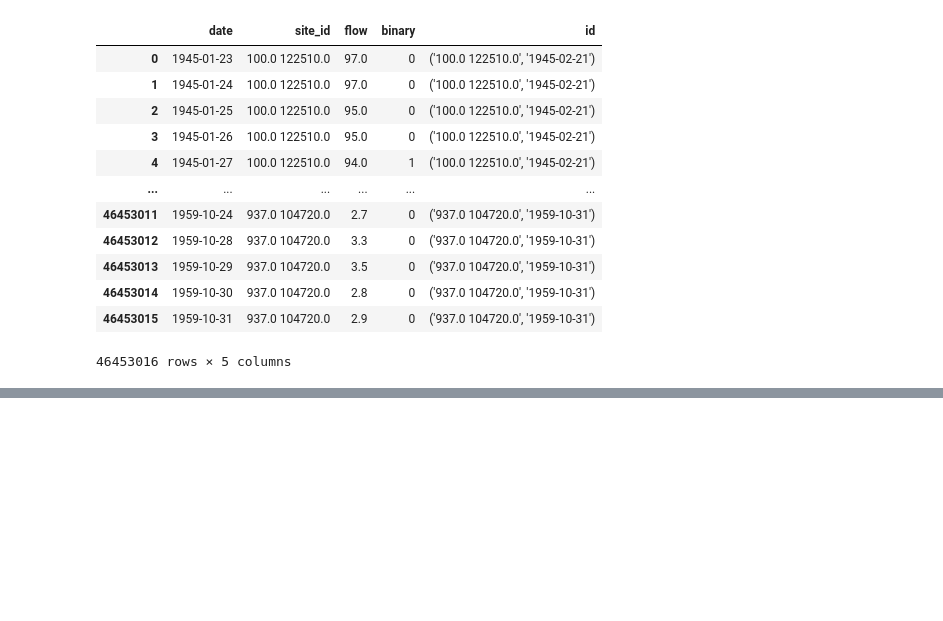
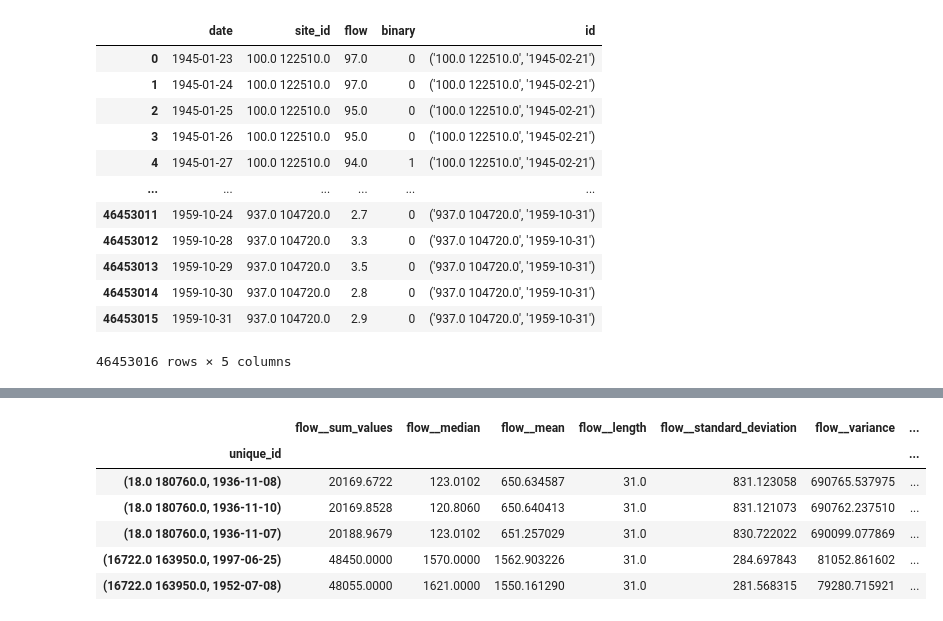
Before and after one commit to cbaggini/extreme-snowmelt-forecast, a Jupyter notebook: extreme-snowmelt-ts-params.ipynb, the cells around one changed output, grey strips where cells are left out. Cells and saved outputs as stored; diff of their text form; code cells hidden in the pictures; blank space fills up the shorter version.

```diff
--- a/extreme-snowmelt-ts-params.ipynb
+++ b/extreme-snowmelt-ts-params.ipynb
@@ -84,0 +142,2 @@ y = all_data_clean.set_index("date").sort_index().binary.shift(-1)
+# %%
+X_features_all = X_features_all.set_index(X_features_all['unique_id'], drop=True)
@@ -84,0 +213,10 @@ y = all_data_clean.set_index("date").sort_index().binary.shift(-1)
+# %%
+X_under.head()
+# %% [output]
+|  | flow__sum_values | flow__median | flow__mean | flow__length | flow__standard_deviation | flow__variance | ... |
+| unique_id |  |  |  |  |  |  | ... |
+| (18.0 180760.0, 1936-11-08) | 20169.6722 | 123.0102 | 650.634587 | 31.0 | 831.123058 | 690765.537975 | ... |
+| (18.0 180760.0, 1936-11-10) | 20169.8528 | 120.8060 | 650.640413 | 31.0 | 831.121073 | 690762.237510 | ... |
+| (18.0 180760.0, 1936-11-07) | 20188.9679 | 123.0102 | 651.257029 | 31.0 | 830.722022 | 690099.077869 | ... |
+| (16722.0 163950.0, 1997-06-25) | 48450.0000 | 1570.0000 | 1562.903226 | 31.0 | 284.697843 | 81052.861602 | ... |
+| (16722.0 163950.0, 1952-07-08) | 48055.0000 | 1621.0000 | 1550.161290 | 31.0 | 281.568315 | 79280.715921 | ... |
```
Also changed, not shown: parts of 59 cells of this notebook, 1 other file.
